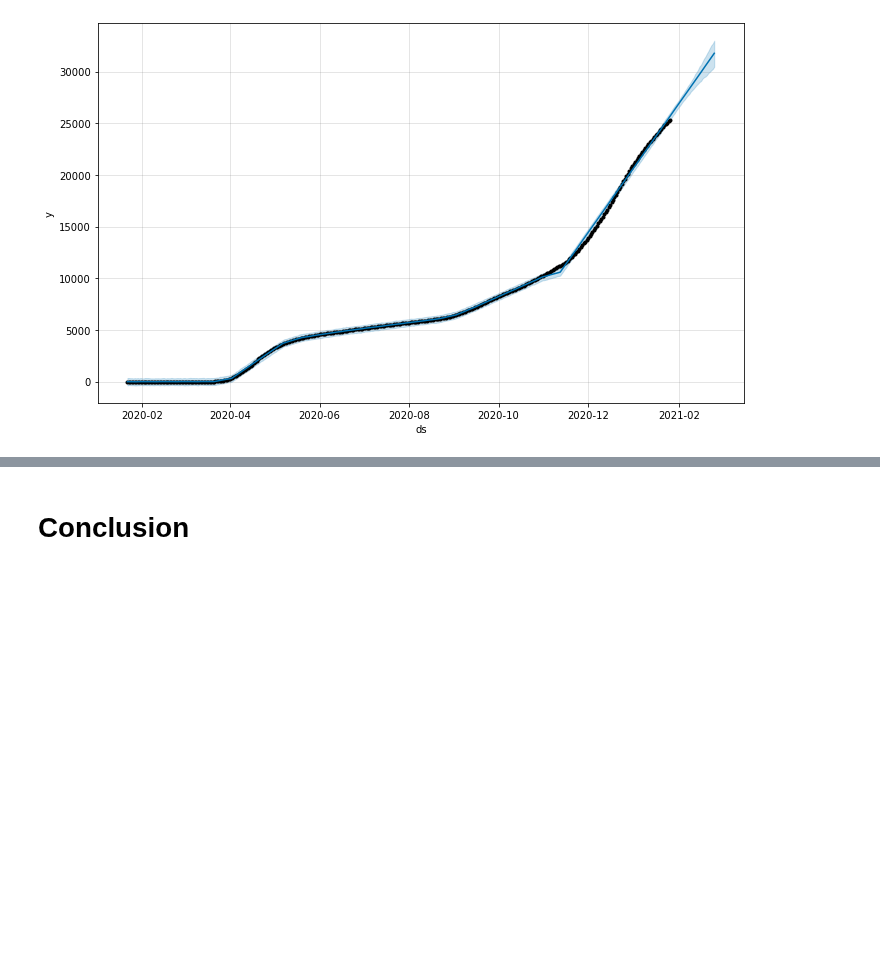
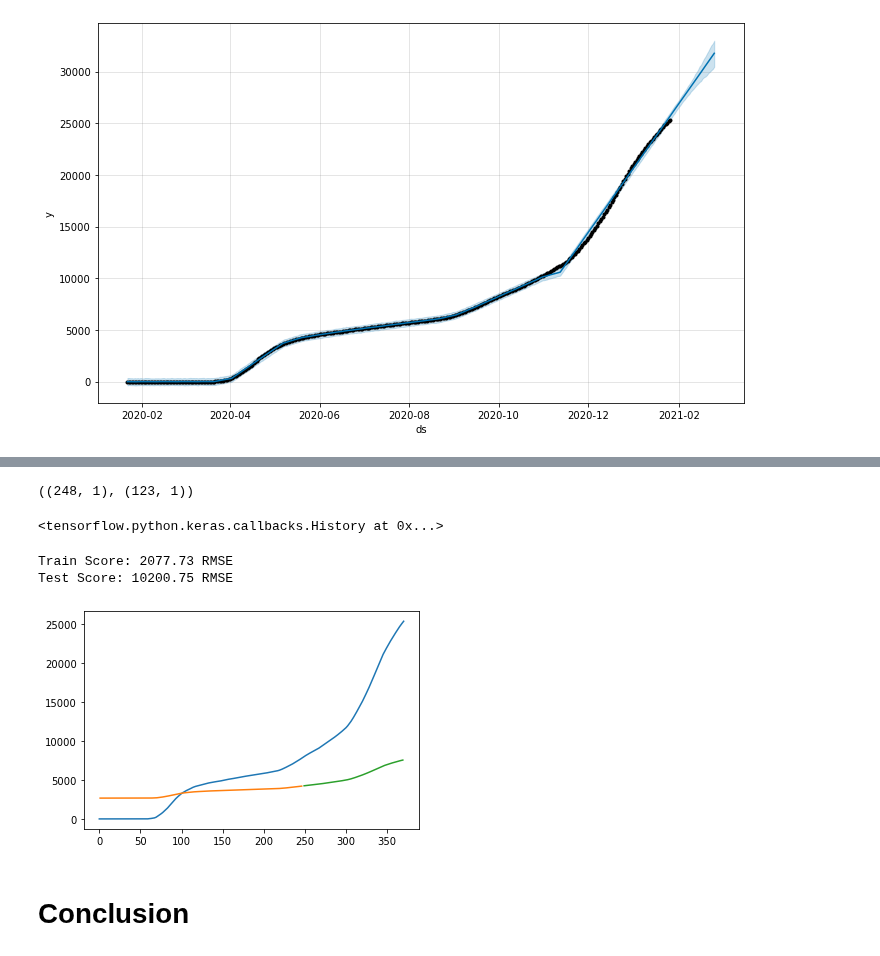
Before and after one commit to ghcn345/Coronavirus-Prediction, a Jupyter notebook: project_coronavirus.ipynb, the cells around one changed output, grey strips where cells are left out. Drawn from its saved outputs; the diff is of its cells as text; code cells hidden in the pictures; blank space fills up the shorter version.

Commit message:
LSTM

```diff
--- a/project_coronavirus.ipynb
+++ b/project_coronavirus.ipynb
@@ -612,2 +632,55 @@ plt.show()
+# %%
+train_size = int(len(dataset) * 0.67)
+test_size = len(dataset) - train_size
+train, test = dataset[0:train_size,:], dataset[train_size:len(dataset),:]
+train.shape, test.shape
+# %% [output]
+((248, 1), (123, 1))
+# %%
+look_back = 1
+trainX, trainY = create_dataset(train, look_back)
+testX, testY = create_dataset(test, look_back)
+# %%
+trainX = np.reshape(trainX, (trainX.shape[0], 1, trainX.shape[1]))
+testX = np.reshape(testX, (testX.shape[0], 1, testX.shape[1]))
+# %%
+model = Sequential()
+model.add(LSTM(4, input_shape=(1, look_back)))
+model.add(Dense(1))
+model.compile(loss='mean_squared_error', optimizer='adam')
+model.fit(trainX, trainY, epochs=1, batch_size=1, verbose=-1)
+# %% [output]
+<tensorflow.python.keras.callbacks.History at 0x...>
+# %%
+trainPredict = model.predict(trainX)
+testPredict = model.predict(testX)
+
+trainPredict = scaler.inverse_transform(trainPredict)
+trainY = scaler.inverse_transform([trainY])
+testPredict = scaler.inverse_transform(testPredict)
+testY = scaler.inverse_transform([testY])
+# calculate root mean squared error
+trainScore = mean_squared_error(trainY[0], trainPredict[:,0], squared=False)
+print('Train Score: %.2f RMSE' % (trainScore))
+testScore = mean_squared_error(testY[0], testPredict[:,0], squared=False)
+print('Test Score: %.2f RMSE' % (testScore))
+# %% [output]
+Train Score: 2077.73 RMSE
+Test Score: 10200.75 RMSE
+# %%
+trainPredictPlot = np.empty_like(dataset)
+trainPredictPlot[:, :] = np.nan
+trainPredictPlot[look_back:len(trainPredict)+look_back, :] = trainPredict
+# shift test predictions for plotting
+testPredictPlot = np.empty_like(dataset)
+testPredictPlot[:, :] = np.nan
+testPredictPlot[len(trainPredict)+(look_back*2)+1:len(dataset)-1, :] = testPredict
+# plot baseline and predictions
+plt.plot(scaler.inverse_transform(dataset))
+plt.plot(trainPredictPlot)
+plt.plot(testPredictPlot)
+plt.show()
+# %% [output]
+[figure, added]
 # %% [markdown]
 # Conclusion
```
Also changed, not shown: parts of 5 cells of this notebook.
